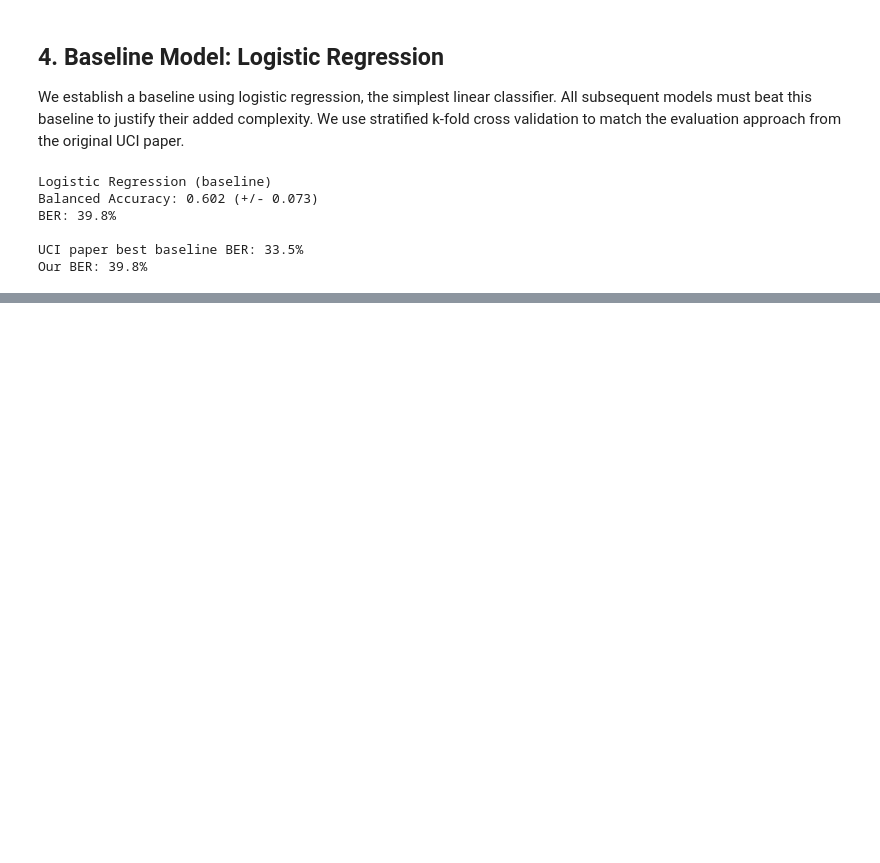
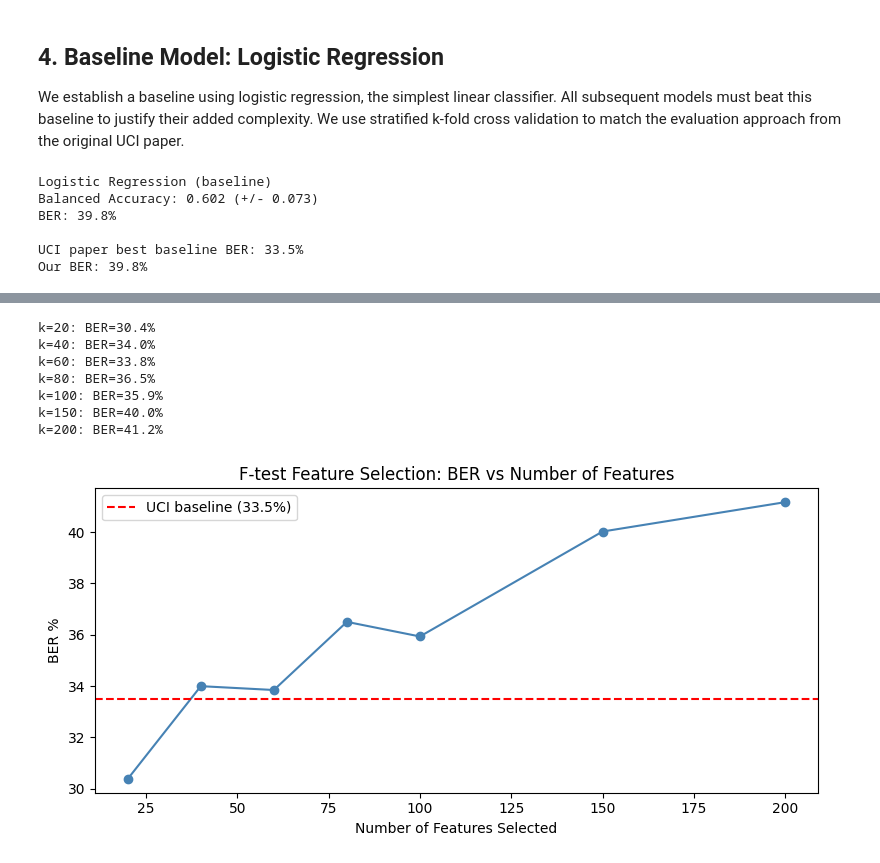
Before and after one commit to vingo5/semiconductor-yield-prediction, a Jupyter notebook: notebooks/01_eda.ipynb, the cells around one changed output, grey strips where cells are left out. Drawn from its saved outputs; the diff is of its cells as text; code cells hidden in the pictures; blank space fills up the shorter version.

Commit message:
Add F-test feature selection: BER 30.4% beats UCI baseline

```diff
--- a/notebooks/01_eda.ipynb
+++ b/notebooks/01_eda.ipynb
@@ -175,0 +189,40 @@ Our BER: 39.8%
+# %%
+from sklearn.feature_selection import SelectKBest, f_classif
+from sklearn.ensemble import RandomForestClassifier
+from sklearn.linear_model import LogisticRegression
+from sklearn.pipeline import Pipeline
+import numpy as np
+
+# We'll test multiple values of k to find the optimal number of features
+k_values = [20, 40, 60, 80, 100, 150, 200]
+ftest_bers = []
+
+for k in k_values:
+    selector = SelectKBest(f_classif, k=k)
+    lr = LogisticRegression(class_weight='balanced', max_iter=1000, random_state=42)
+    pipe = Pipeline([('select', selector), ('classify', lr)])
+    results = cross_validate(pipe, X_scaled, y_binary, cv=cv, scoring=scorer)
+    ber = 1 - results['test_score'].mean()
+    ftest_bers.append(ber)
+    print(f"k={k}: BER={ber*100:.1f}%")
+
+# Plot BER vs number of features
+plt.figure(figsize=(8, 4))
+plt.plot(k_values, [b*100 for b in ftest_bers], marker='o', color='steelblue')
+plt.axhline(33.5, color='red', linestyle='--', label='UCI baseline (33.5%)')
+plt.xlabel('Number of Features Selected')
+plt.ylabel('BER %')
+plt.title('F-test Feature Selection: BER vs Number of Features')
+plt.legend()
+plt.tight_layout()
+plt.savefig(os.path.join(base_dir, 'reports/ftest_selection.png'), dpi=150)
+plt.show()
+# %% [output]
+k=20: BER=30.4%
+k=40: BER=34.0%
+k=60: BER=33.8%
+k=80: BER=36.5%
+k=100: BER=35.9%
+k=150: BER=40.0%
+k=200: BER=41.2%
+[figure, added]
```
Also changed, not shown: parts of 2 cells of this notebook, 1 other file.
